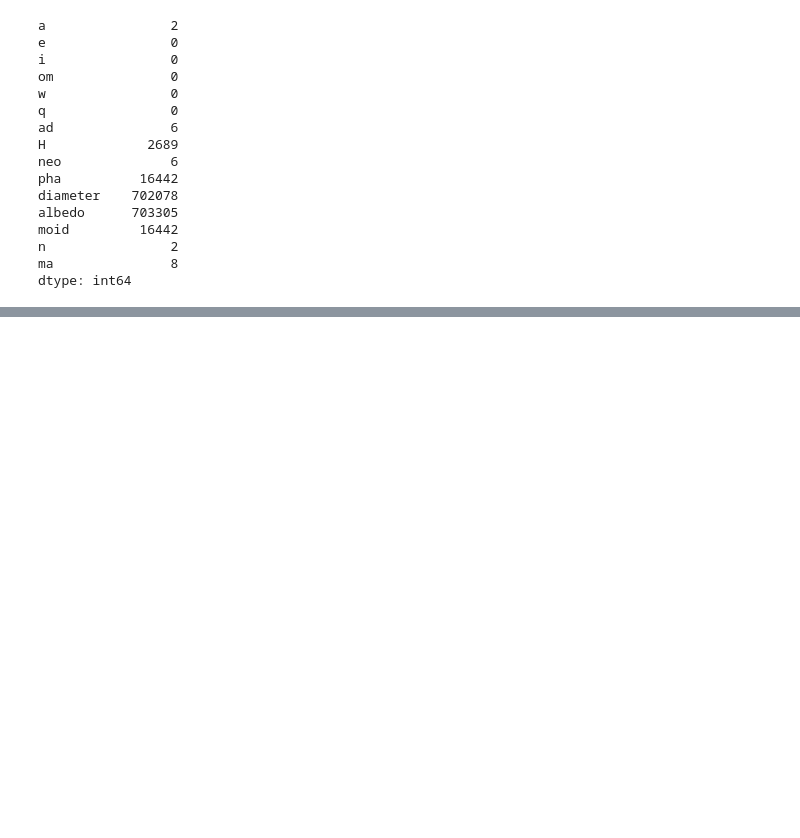
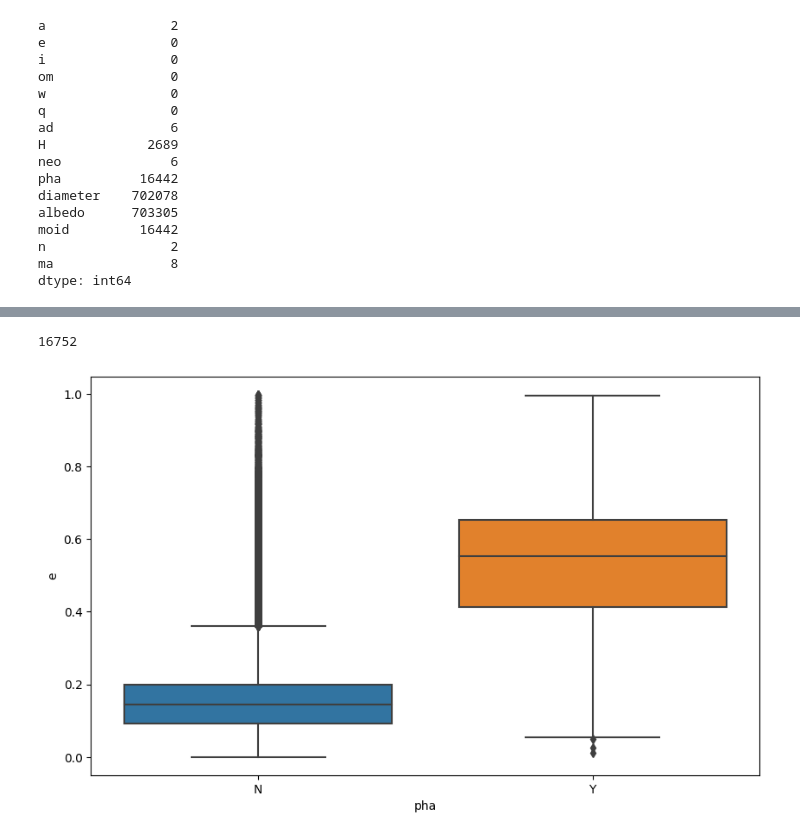
Before and after one commit to AndrijaLazic/AsteroidDetectionModel, a Jupyter notebook: Project.ipynb, the cells around one changed output, grey strips where cells are left out. Drawn from its saved outputs; the diff is of its cells as text; code cells hidden in the pictures; blank space fills up the shorter version.

```diff
--- a/Project.ipynb
+++ b/Project.ipynb
@@ -225,0 +338,15 @@ dataframe.info()
+# %%
+#The orbital eccentricity (e) represents the deviation of the orbital path from a perfect circle. It can have a value from 0 to 1, with 0 indicating a perfect circle.
+
+fig, axes = plt.subplots(figsize=(10, 6))
+dataframe2=dataframe.copy()
+sns.boxplot(data=dataframe2,x=dataframe2['pha'],y=dataframe2['e'],ax=axes)
+
+#All values are within the range (0,1), which is good.
+#From the graphs, it can be concluded that 'e' is correlated with 'pha,' meaning it influences the asteroid's hazard level.
+#This observation is further confirmed in subsequent testing.
+
+print(len(dataframe2.loc[(dataframe2["e"]>0.4) & (dataframe2["pha"]=="N")]))
+# %% [output]
+16752
+[figure, added]
```
Also changed, not shown: parts of 7 cells of this notebook, 1 other file.
